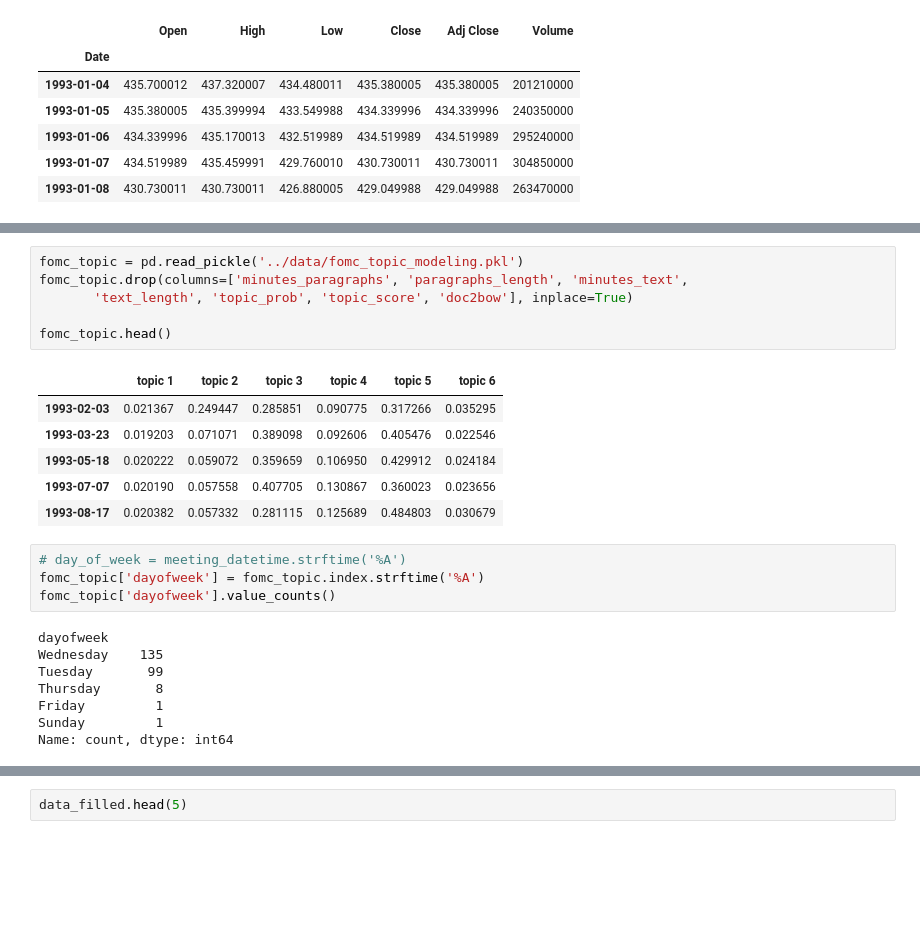
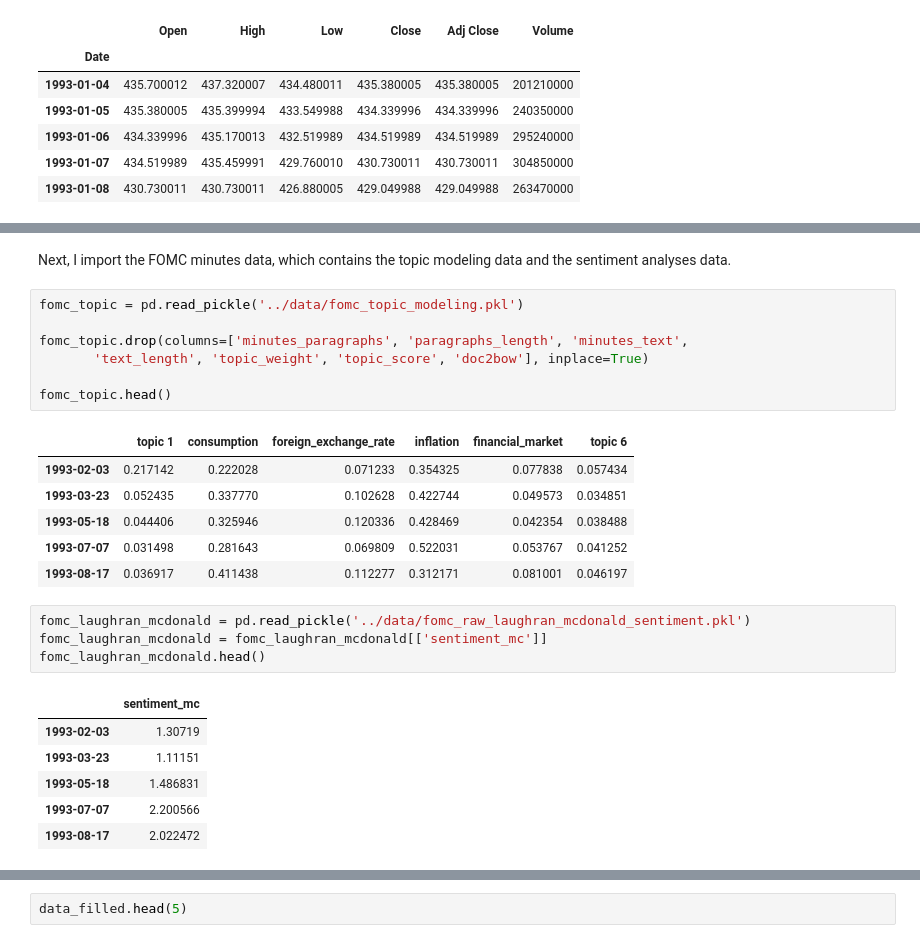
Before and after one commit to MasoodDastan/fomc, a Jupyter notebook: notebooks/06-data-preparation.ipynb, the cells around one changed output, grey strips where cells are left out. Drawn from its saved outputs; the diff is of its cells as text; blank space fills up the shorter version.

```diff
--- a/notebooks/06-data-preparation.ipynb
+++ b/notebooks/06-data-preparation.ipynb
@@ -90,25 +109,27 @@ sp.head(10)
+# %% [markdown]
+Next, I import the FOMC minutes data, which contains the topic modeling data and the sentiment analyses data.
 # %%
 fomc_topic = pd.read_pickle('../data/fomc_topic_modeling.pkl')
+
 fomc_topic.drop(columns=['minutes_paragraphs', 'paragraphs_length', 'minutes_text',
-       'text_length', 'topic_prob', 'topic_score', 'doc2bow'], inplace=True)
+       'text_length', 'topic_weight', 'topic_score', 'doc2bow'], inplace=True)
 
 fomc_topic.head()
 # %% [output]
-|  | topic 1 | topic 2 | topic 3 | topic 4 | topic 5 | topic 6 |
-| 1993-02-03 | 0.021367 | 0.249447 | 0.285851 | 0.090775 | 0.317266 | 0.035295 |
-| 1993-03-23 | 0.019203 | 0.071071 | 0.389098 | 0.092606 | 0.405476 | 0.022546 |
-| 1993-05-18 | 0.020222 | 0.059072 | 0.359659 | 0.106950 | 0.429912 | 0.024184 |
-| 1993-07-07 | 0.020190 | 0.057558 | 0.407705 | 0.130867 | 0.360023 | 0.023656 |
-| 1993-08-17 | 0.020382 | 0.057332 | 0.281115 | 0.125689 | 0.484803 | 0.030679 |
+|  | topic 1 | consumption | foreign_exchange_rate | inflation | financial_market | topic 6 |
+| 1993-02-03 | 0.217142 | 0.222028 | 0.071233 | 0.354325 | 0.077838 | 0.057434 |
+| 1993-03-23 | 0.052435 | 0.337770 | 0.102628 | 0.422744 | 0.049573 | 0.034851 |
+| 1993-05-18 | 0.044406 | 0.325946 | 0.120336 | 0.428469 | 0.042354 | 0.038488 |
+| 1993-07-07 | 0.031498 | 0.281643 | 0.069809 | 0.522031 | 0.053767 | 0.041252 |
+| 1993-08-17 | 0.036917 | 0.411438 | 0.112277 | 0.312171 | 0.081001 | 0.046197 |
-# %%
-# day_of_week = meeting_datetime.strftime('%A')
-fomc_topic['dayofweek'] = fomc_topic.index.strftime('%A')
-fomc_topic['dayofweek'].value_counts()
-# %% [output]
-dayofweek
-Wednesday    135
-Tuesday       99
-Thursday       8
-Friday         1
-Sunday         1
-Name: count, dtype: int64
+# %%
+fomc_laughran_mcdonald = pd.read_pickle('../data/fomc_raw_laughran_mcdonald_sentiment.pkl')
+fomc_laughran_mcdonald = fomc_laughran_mcdonald[['sentiment_mc']]
+fomc_laughran_mcdonald.head()
+# %% [output]
+|  | sentiment_mc |
+| 1993-02-03 | 1.30719 |
+| 1993-03-23 | 1.11151 |
+| 1993-05-18 | 1.486831 |
+| 1993-07-07 | 2.200566 |
+| 1993-08-17 | 2.022472 |
```
Also changed, not shown: parts of 55 cells of this notebook, 1 other file.
